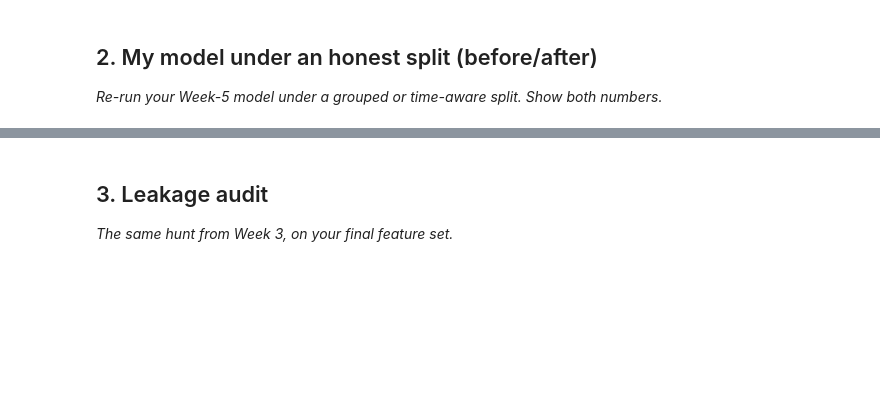
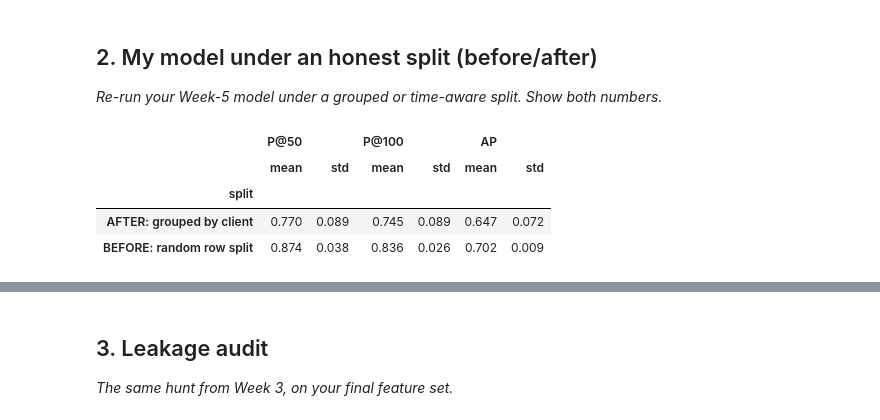
Before and after one commit to mahmarani/flyrank-ml-internship, a Jupyter notebook: work/notebooks/w06_validation_audit.ipynb, the cells around one changed output, grey strips where cells are left out. Cells and saved outputs as stored; diff of their text form; code cells hidden in the pictures; blank space fills up the shorter version.

```diff
--- a/work/notebooks/w06_validation_audit.ipynb
+++ b/work/notebooks/w06_validation_audit.ipynb
@@ -22,0 +80,53 @@ This skeleton is yours to fill. Work the sections **in order** — each one has
+# %%
+import os
+if not os.path.exists("data/raw/content_refresh_anonymized.csv"):
+    !git clone https://github.com/mahmarani/flyrank-ml-internship.git
+    %cd flyrank-ml-internship
+import pandas as pd, numpy as np
+from sklearn.model_selection import GroupShuffleSplit, train_test_split
+from sklearn.pipeline import Pipeline
+from sklearn.compose import ColumnTransformer
+from sklearn.preprocessing import StandardScaler, OneHotEncoder
+from sklearn.impute import SimpleImputer
+from sklearn.linear_model import LogisticRegression
+from sklearn.metrics import average_precision_score
+from sklearn.base import clone
+
+df = pd.read_csv("data/raw/content_refresh_anonymized.csv")
+df = df[df.impressions_90d > 0].drop_duplicates("content_id").reset_index(drop=True)
+df["y"] = (df.trend_direction.str.lower() == "down").astype(int)
+num = ["search_volume","competition","cpc","word_count","char_count","impressions_90d","clicks_90d",
+       "sessions_90d","engaged_sessions_90d","ai_sessions_90d","days_with_impressions","days_with_sessions",
+       "content_age_days","days_since_last_update","ctr","avg_position","engagement_rate","scroll_rate","ai_traffic_pct"]
+cat = ["competition_level","content_type","main_intent","freshness_tier","position_tier","impression_tier"]
+X_cols = num + cat
+
+def precision_at_k(y, score, k):
+    return float(np.asarray(y)[np.argsort(-np.asarray(score))[:k]].mean())
+
+pre = ColumnTransformer([
+    ("num", Pipeline([("imp", SimpleImputer(strategy="median")), ("sc", StandardScaler())]), num),
+    ("cat", OneHotEncoder(handle_unknown="ignore"), cat)])
+lr = Pipeline([("pre", pre), ("m", LogisticRegression(max_iter=1000))])
+
+rows = []
+for seed in range(10):
+    splits = {
+        "BEFORE: random row split": train_test_split(np.arange(len(df)), test_size=0.25, random_state=seed, stratify=df.y),
+        "AFTER: grouped by client": next(GroupShuffleSplit(n_splits=1, test_size=0.25, random_state=seed)
+                                         .split(df, df.y, groups=df.client_id)),
+    }
+    for name, (tr, te) in splits.items():
+        a, b = df.iloc[tr], df.iloc[te]
+        m = clone(lr).fit(a[X_cols], a.y)
+        s = m.predict_proba(b[X_cols])[:, 1]
+        rows.append({"split": name, "P@50": precision_at_k(b.y, s, 50),
+                     "P@100": precision_at_k(b.y, s, 100), "AP": average_precision_score(b.y, s)})
+ba = pd.DataFrame(rows).groupby("split")[["P@50", "P@100", "AP"]].agg(["mean", "std"]).round(3)
+ba
+# %% [output]
+|  | P@50 |  | P@100 |  | AP |  |
+|  | mean | std | mean | std | mean | std |
+| split |  |  |  |  |  |  |
+| AFTER: grouped by client | 0.770 | 0.089 | 0.745 | 0.089 | 0.647 | 0.072 |
+| BEFORE: random row split | 0.874 | 0.038 | 0.836 | 0.026 | 0.702 | 0.009 |
```
Also changed, not shown: parts of 12 cells of this notebook.
